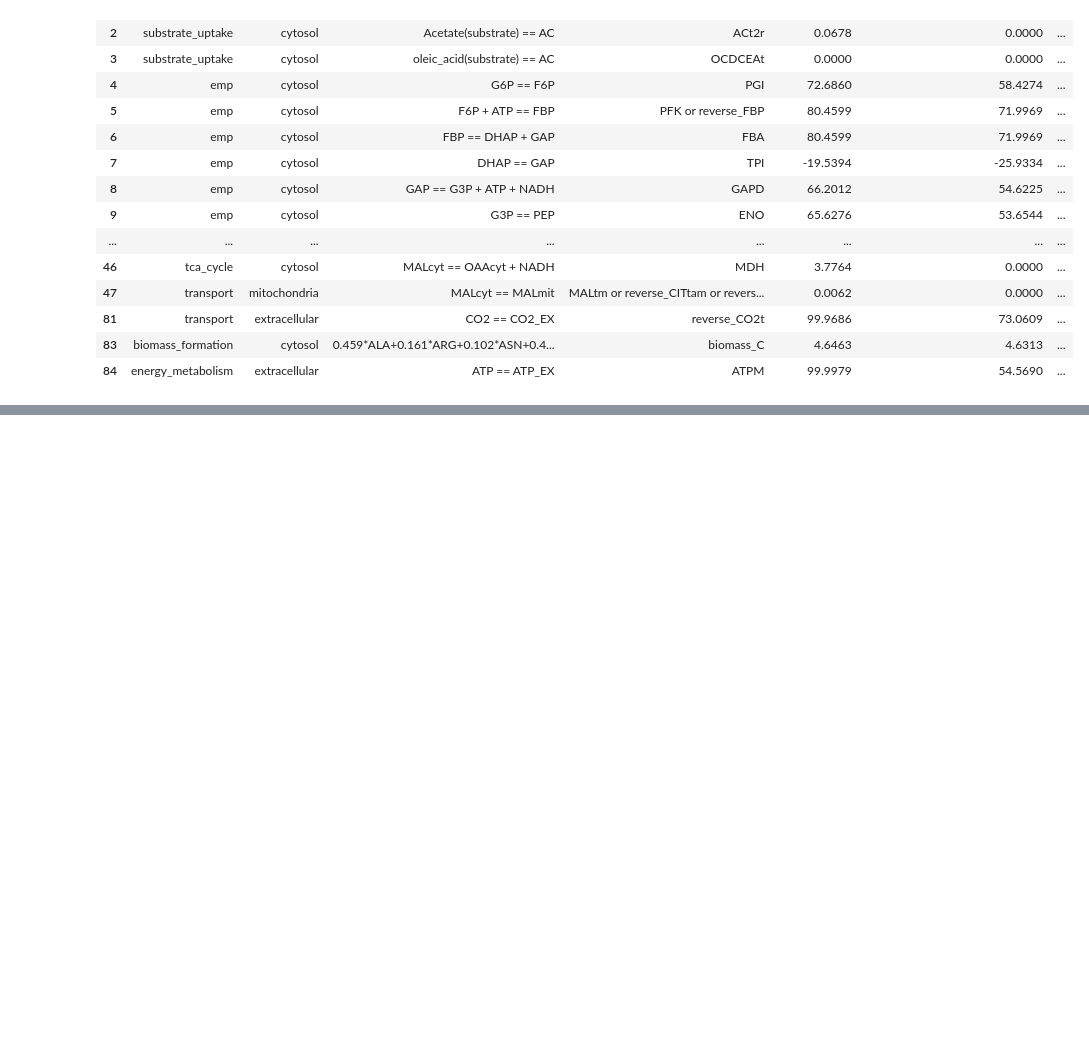
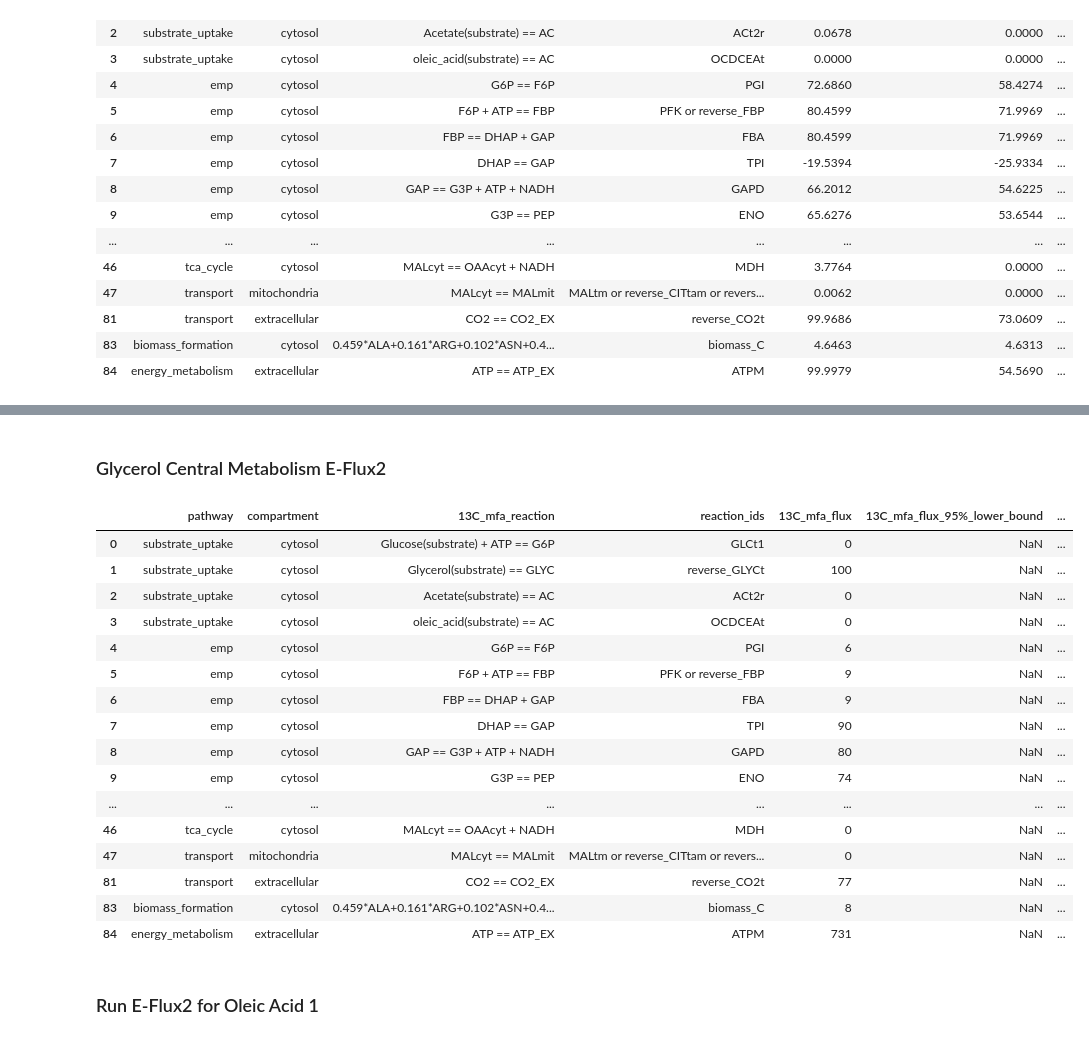
Before and after one commit to garrettroell/yarrrowia_eflux2, a Jupyter notebook: notebooks/B_eflux2_glucose.ipynb, the cells around one changed output, grey strips where cells are left out. Cells and saved outputs as stored; diff of their text form; code cells hidden in the pictures; blank space fills up the shorter version.

Commit message:
ran eflux2 for oleic acid and glycerol

```diff
--- a/notebooks/B_eflux2_glucose.ipynb
+++ b/notebooks/B_eflux2_glucose.ipynb
@@ -419,0 +280,13 @@ glucose_central_eflux2_df
+# %%
+glycerol_2_gsm_eflux2_df = eflux2(
+    model=model,
+    gene_transcript_dictionary=glycerol_2_gene_transcripts,
+    medium=glycerol_medium,
+    carbon_uptake_reaction='EX_glyc(e)',
+    carbon_uptake_flux=100
+)
+
+# save the dataframe to a csv file
+glycerol_2_gsm_eflux2_df.to_csv('../results/eflux2_gsm_fluxes/glycerol_2_gsm_eflux2.csv', index=False)
+
+display(glycerol_2_gsm_eflux2_df.head(30))
@@ -419,0 +313,13 @@ glucose_central_eflux2_df
+# %%
+glycerol_3_gsm_eflux2_df = eflux2(
+    model=model,
+    gene_transcript_dictionary=glycerol_1_gene_transcripts,
+    medium=glycerol_medium,
+    carbon_uptake_reaction='EX_glyc(e)',
+    carbon_uptake_flux=100
+)
+
+# save the dataframe to a csv file
+glycerol_3_gsm_eflux2_df.to_csv('../results/eflux2_gsm_fluxes/glycerol_3_gsm_eflux2.csv', index=False)
+
+display(glycerol_3_gsm_eflux2_df.head(30))
@@ -419,0 +344,38 @@ glucose_central_eflux2_df
+# %% [markdown]
+### Glycerol Central Metabolism E-Flux2
+# %%
+# load glycerol 13C MFA data
+glycerol_13c_mfa_df = pd.read_csv('../data/13c_mfa/glycerol_13c_mfa.csv')
+
+# only keep the reactions that are mapped to the GSM
+glycerol_13c_mfa_df.dropna(subset = ["reaction_ids"], inplace=True)
+
+# add the GSM flux predictions to the 13C-MFA dataframe
+glycerol_central_eflux2_df = add_column_to_13c_flux_df(glycerol_13c_mfa_df, glycerol_1_gsm_eflux2_df, 'Glycerol 1 Flux')
+glycerol_central_eflux2_df = add_column_to_13c_flux_df(glycerol_central_eflux2_df, glycerol_2_gsm_eflux2_df, 'Glycerol 2 Flux')
+glycerol_central_eflux2_df = add_column_to_13c_flux_df(glycerol_central_eflux2_df, glycerol_3_gsm_eflux2_df, 'Glycerol 3 Flux')
+
+# save the central fluxes as .csv
+glycerol_central_eflux2_df.to_csv('../results/eflux2_central_fluxes/glycerol_central_eflux2.csv', index=False)
+
+glycerol_central_eflux2_df
+# %% [output]
+|  | pathway | compartment | 13C_mfa_reaction | reaction_ids | 13C_mfa_flux | 13C_mfa_flux_95%_lower_bound | ... |
+| 0 | substrate_uptake | cytosol | Glucose(substrate) + ATP == G6P | GLCt1 | 0 | NaN | ... |
+| 1 | substrate_uptake | cytosol | Glycerol(substrate) == GLYC | reverse_GLYCt | 100 | NaN | ... |
+| 2 | substrate_uptake | cytosol | Acetate(substrate) == AC | ACt2r | 0 | NaN | ... |
+| 3 | substrate_uptake | cytosol | oleic_acid(substrate) == AC | OCDCEAt | 0 | NaN | ... |
+| 4 | emp | cytosol | G6P == F6P | PGI | 6 | NaN | ... |
+| 5 | emp | cytosol | F6P + ATP == FBP | PFK or reverse_FBP | 9 | NaN | ... |
+| 6 | emp | cytosol | FBP == DHAP + GAP | FBA | 9 | NaN | ... |
+| 7 | emp | cytosol | DHAP == GAP | TPI | 90 | NaN | ... |
+| 8 | emp | cytosol | GAP == G3P + ATP + NADH | GAPD | 80 | NaN | ... |
+| 9 | emp | cytosol | G3P == PEP | ENO | 74 | NaN | ... |
+| ... | ... | ... | ... | ... | ... | ... | ... |
+| 46 | tca_cycle | cytosol | MALcyt == OAAcyt + NADH | MDH | 0 | NaN | ... |
+| 47 | transport | mitochondria | MALcyt == MALmit | MALtm or reverse_CITtam or revers... | 0 | NaN | ... |
+| 81 | transport | extracellular | CO2 == CO2_EX | reverse_CO2t | 77 | NaN | ... |
+| 83 | biomass_formation | cytosol | 0.459*ALA+0.161*ARG+0.102*ASN+0.4... | biomass_C | 8 | NaN | ... |
+| 84 | energy_metabolism | extracellular | ATP == ATP_EX | ATPM | 731 | NaN | ... |
+# %% [markdown]
+### Run E-Flux2 for Oleic Acid 1
```
Also changed, not shown: parts of 23 cells of this notebook, 12 other files.
